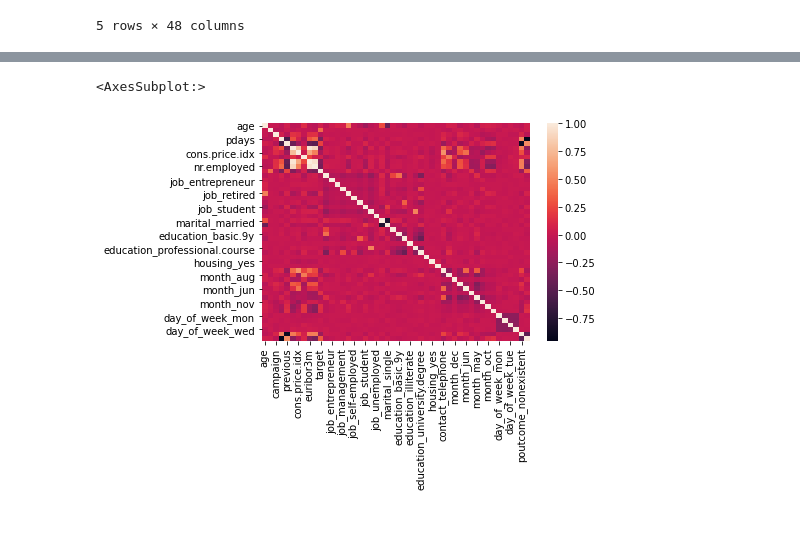
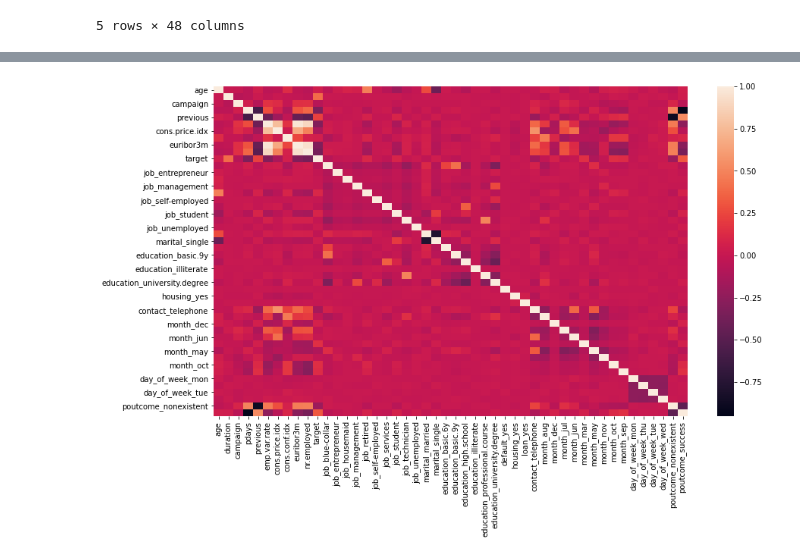
Before and after one commit to ebipm64/Binary-classification-with-Deep-learning, a Jupyter notebook: Code/Exploratory Data Analysis.ipynb, the cells around one changed output, grey strips where cells are left out. Saved outputs shown, nothing was run; the diff lists cells and outputs as text; code cells hidden in the pictures; blank space fills up the shorter version.

```diff
--- a/Code/Exploratory Data Analysis.ipynb
+++ b/Code/Exploratory Data Analysis.ipynb
@@ -171,6 +166,6 @@ plt.savefig('../Plot/figure 2')
 # %%
-
+plt.figure(figsize=(14,8))
 sns.heatmap(df_dummy.corr())
+plt.savefig('../Plot/corr heatmap')
 # %% [output]
-<AxesSubplot:>
-[figure, old version]
+[figure, new version]
```
Also changed, not shown: parts of 8 cells of this notebook, 8 other files.
